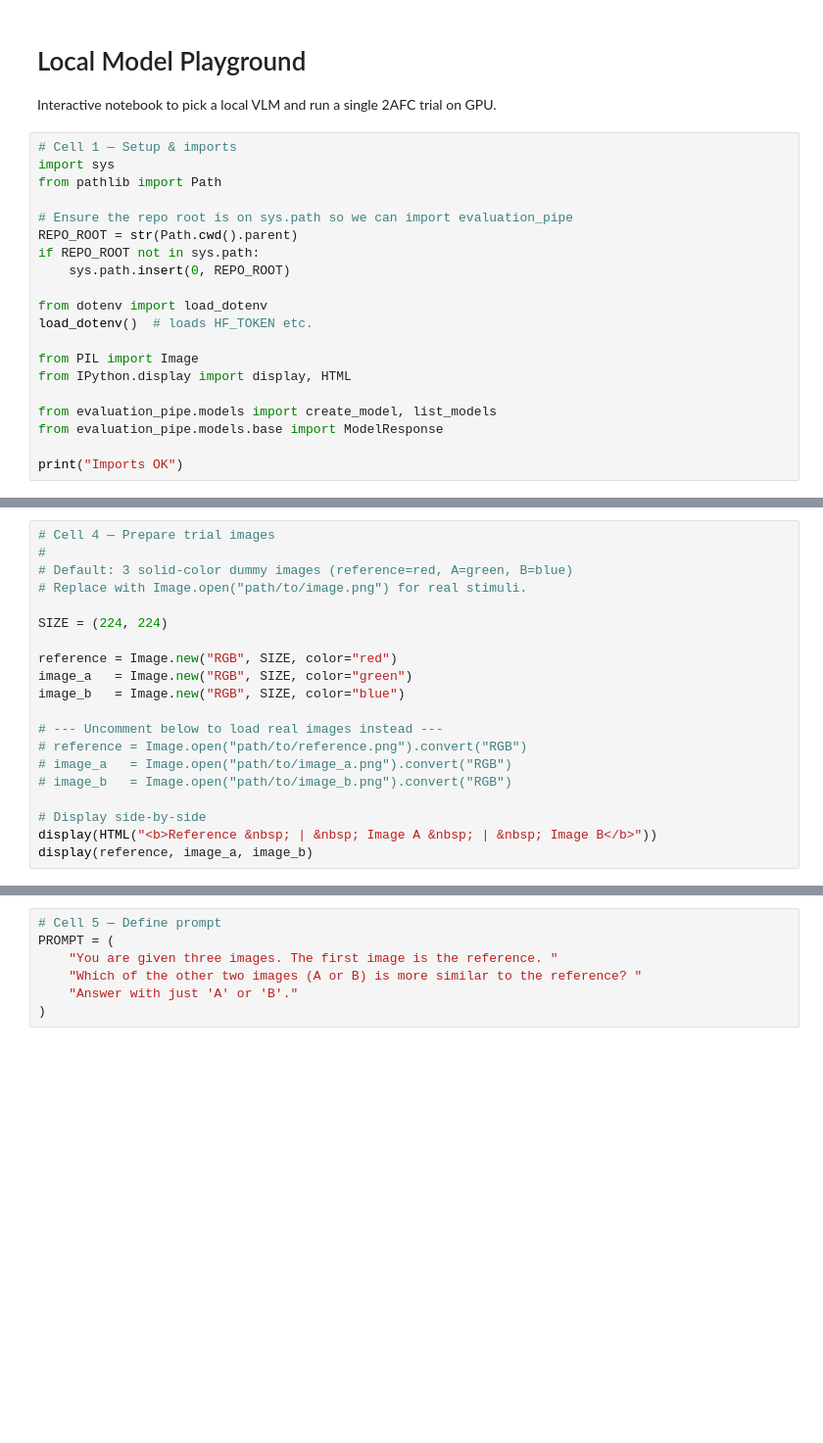
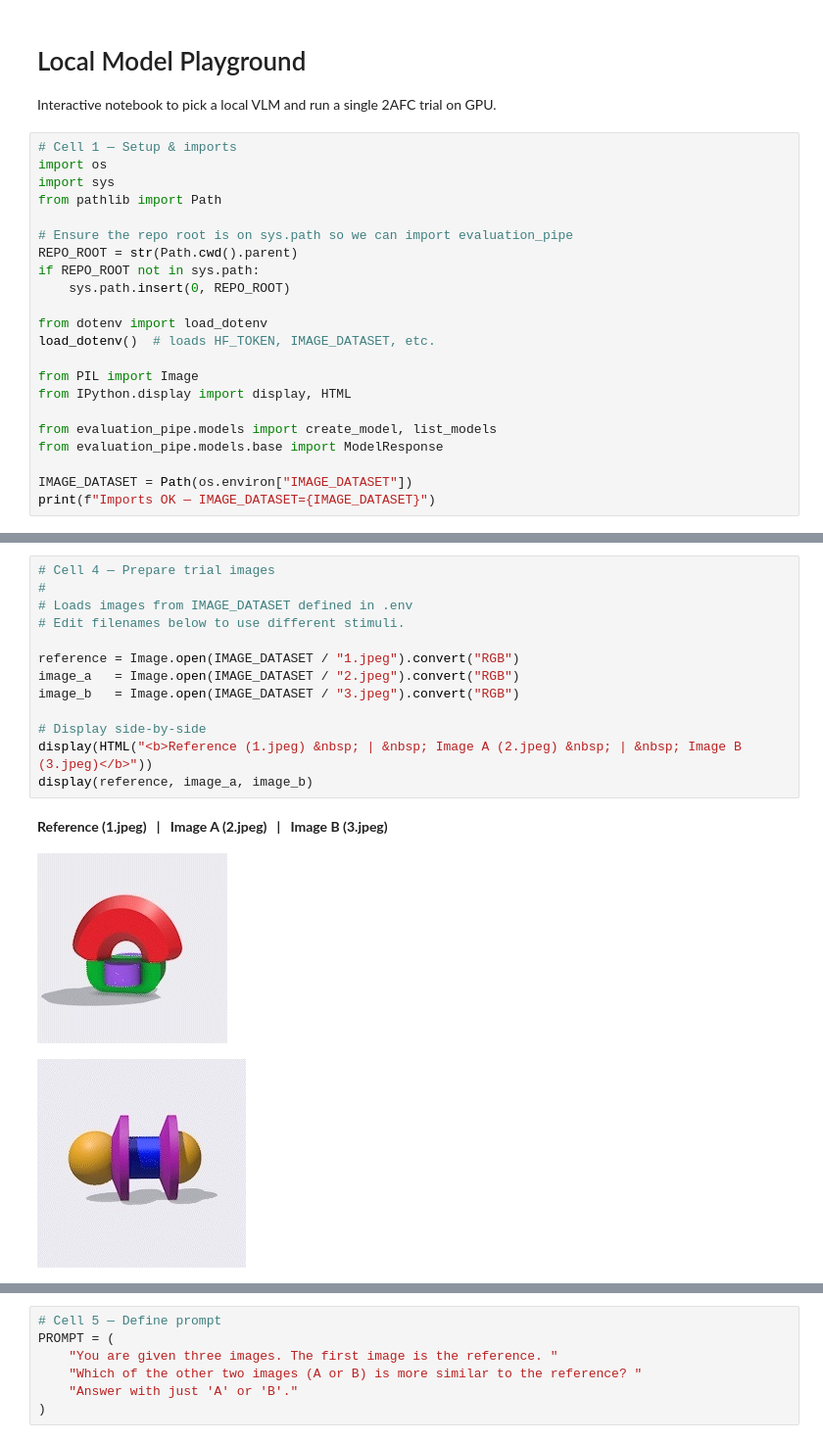
Before and after one commit to SamahAbdelrahim/shapebias-bench, a Jupyter notebook: playgrounds/local_model_playground.ipynb, the cells around one changed output, grey strips where cells are left out. Shown: that part at 98% size. Saved outputs shown, nothing was run; the diff lists cells and outputs as text; blank space fills up the shorter version.

Commit message:
adding reference and image options for usability to local model playground

```diff
--- a/playgrounds/local_model_playground.ipynb
+++ b/playgrounds/local_model_playground.ipynb
@@ -4,6 +4,7 @@
 Interactive notebook to pick a local VLM and run a single 2AFC trial on GPU.
 # %%
 # Cell 1 — Setup & imports
+import os
 import sys
 from pathlib import Path
 
@@ -13,7 +14,7 @@ if REPO_ROOT not in sys.path:
     sys.path.insert(0, REPO_ROOT)
 
 from dotenv import load_dotenv
-load_dotenv()  # loads HF_TOKEN etc.
+load_dotenv()  # loads HF_TOKEN, IMAGE_DATASET, etc.
 
 from PIL import Image
 from IPython.display import display, HTML
@@ -21,4 +22,5 @@ from IPython.display import display, HTML
 from evaluation_pipe.models import create_model, list_models
 from evaluation_pipe.models.base import ModelResponse
 
-print("Imports OK")
+IMAGE_DATASET = Path(os.environ["IMAGE_DATASET"])
+print(f"Imports OK — IMAGE_DATASET={IMAGE_DATASET}")
@@ -36,20 +45,17 @@ print(f"Loaded model: {model.name}  (device={DEVICE})")
 # %%
 # Cell 4 — Prepare trial images
 #
-# Default: 3 solid-color dummy images (reference=red, A=green, B=blue)
-# Replace with Image.open("path/to/image.png") for real stimuli.
+# Loads images from IMAGE_DATASET defined in .env
+# Edit filenames below to use different stimuli.
 
-SIZE = (224, 224)
-
-reference = Image.new("RGB", SIZE, color="red")
-image_a   = Image.new("RGB", SIZE, color="green")
-image_b   = Image.new("RGB", SIZE, color="blue")
-
-# --- Uncomment below to load real images instead ---
-# reference = Image.open("path/to/reference.png").convert("RGB")
-# image_a   = Image.open("path/to/image_a.png").convert("RGB")
-# image_b   = Image.open("path/to/image_b.png").convert("RGB")
+reference = Image.open(IMAGE_DATASET / "1.jpeg").convert("RGB")
+image_a   = Image.open(IMAGE_DATASET / "2.jpeg").convert("RGB")
+image_b   = Image.open(IMAGE_DATASET / "3.jpeg").convert("RGB")
 
 # Display side-by-side
-display(HTML("<b>Reference &nbsp; | &nbsp; Image A &nbsp; | &nbsp; Image B</b>"))
+display(HTML("<b>Reference (1.jpeg) &nbsp; | &nbsp; Image A (2.jpeg) &nbsp; | &nbsp; Image B (3.jpeg)</b>"))
 display(reference, image_a, image_b)
+# %% [output]
+Reference (1.jpeg) | Image A (2.jpeg) | Image B (3.jpeg)
+[figure, added]
+[figure, added]
```
Also changed, not shown: parts of 6 cells of this notebook.
